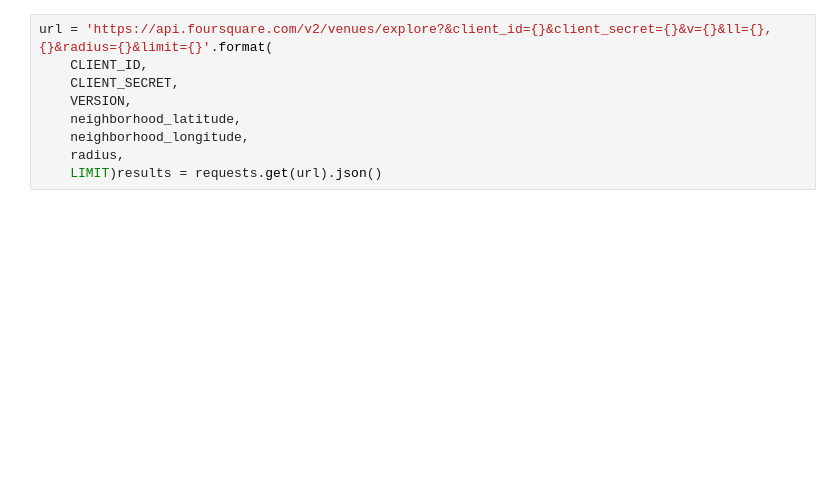
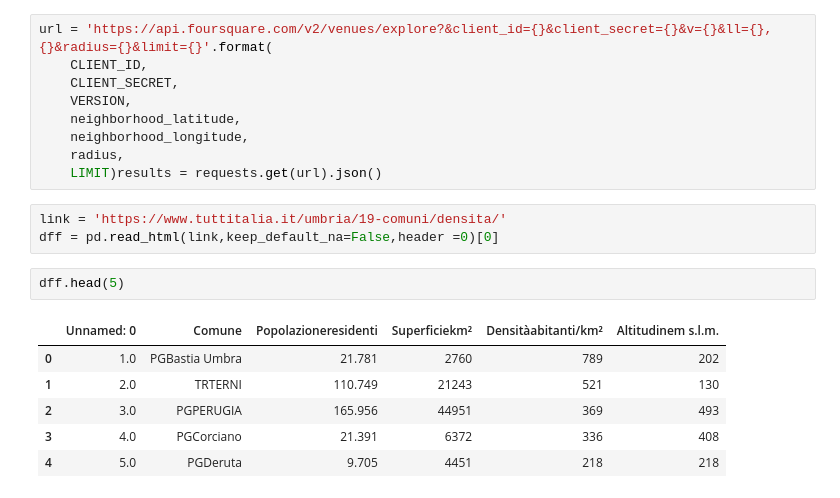
Before and after one commit to ciuchina/capstoneProject, a Jupyter notebook: "gite" in Umbria.ipynb, the cells around one changed output. Cells and saved outputs as stored; diff of their text form; blank space fills up the shorter version.

```diff
--- a/"gite" in Umbria.ipynb
+++ b/"gite" in Umbria.ipynb
@@ -153,3 +146,15 @@ url = 'https://api.foursquare.com/v2/venues/explore?&client_id={}&client_secret=
     neighborhood_longitude,
     radius,
     LIMIT)results = requests.get(url).json()
+# %%
+link = 'https://www.tuttitalia.it/umbria/19-comuni/densita/'
+dff = pd.read_html(link,keep_default_na=False,header =0)[0]
+# %%
+dff.head(5)
+# %% [output]
+|  | Unnamed: 0 | Comune | Popolazioneresidenti | Superficiekm² | Densitàabitanti/km² | Altitudinem s.l.m. |
+| 0 | 1.0 | PGBastia Umbra | 21.781 | 2760 | 789 | 202 |
+| 1 | 2.0 | TRTERNI | 110.749 | 21243 | 521 | 130 |
+| 2 | 3.0 | PGPERUGIA | 165.956 | 44951 | 369 | 493 |
+| 3 | 4.0 | PGCorciano | 21.391 | 6372 | 336 | 408 |
+| 4 | 5.0 | PGDeruta | 9.705 | 4451 | 218 | 218 |
```
Also changed, not shown: parts of 4 cells of this notebook.
